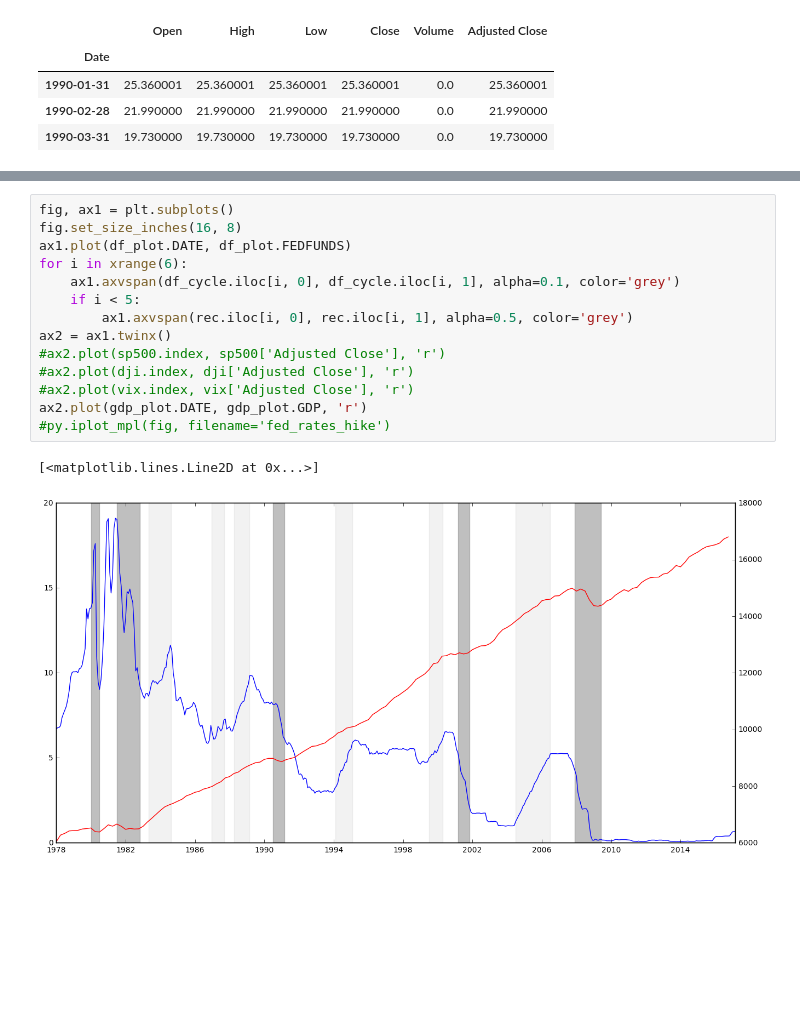
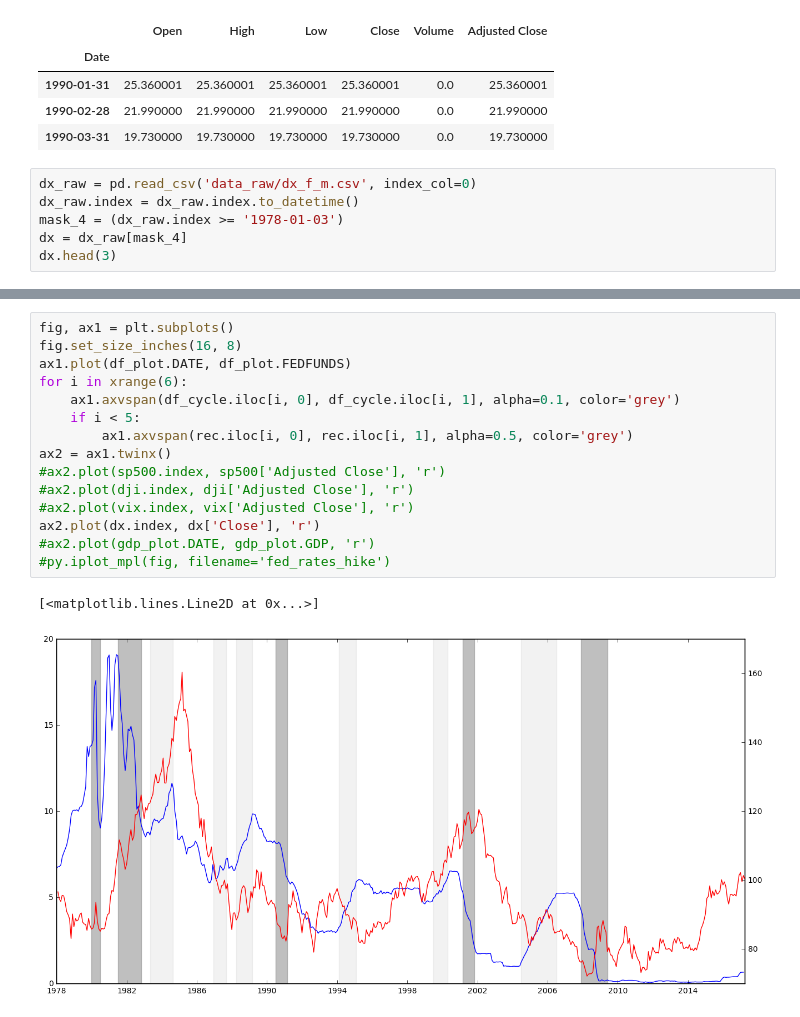
Before and after one commit to AndSoOn/Improvisation, a Jupyter notebook: fed/DataCleaning.ipynb, the cells around one changed output, grey strips where cells are left out. Saved outputs shown, nothing was run; the diff lists cells and outputs as text; blank space fills up the shorter version.

```diff
--- a/fed/DataCleaning.ipynb
+++ b/fed/DataCleaning.ipynb
@@ -120,3 +120,9 @@ vix.head(3)
 | 1990-01-31 | 25.360001 | 25.360001 | 25.360001 | 25.360001 | 0.0 | 25.360001 |
 | 1990-02-28 | 21.990000 | 21.990000 | 21.990000 | 21.990000 | 0.0 | 21.990000 |
 | 1990-03-31 | 19.730000 | 19.730000 | 19.730000 | 19.730000 | 0.0 | 19.730000 |
+# %%
+dx_raw = pd.read_csv('data_raw/dx_f_m.csv', index_col=0)
+dx_raw.index = dx_raw.index.to_datetime()
+mask_4 = (dx_raw.index >= '1978-01-03')
+dx = dx_raw[mask_4]
+dx.head(3)
@@ -123,17 +156,18 @@ vix.head(3)
 # %%
 fig, ax1 = plt.subplots()
 fig.set_size_inches(16, 8)
 ax1.plot(df_plot.DATE, df_plot.FEDFUNDS)
 for i in xrange(6):
     ax1.axvspan(df_cycle.iloc[i, 0], df_cycle.iloc[i, 1], alpha=0.1, color='grey')
     if i < 5:
         ax1.axvspan(rec.iloc[i, 0], rec.iloc[i, 1], alpha=0.5, color='grey')
 ax2 = ax1.twinx()
 #ax2.plot(sp500.index, sp500['Adjusted Close'], 'r')
 #ax2.plot(dji.index, dji['Adjusted Close'], 'r')
 #ax2.plot(vix.index, vix['Adjusted Close'], 'r')
-ax2.plot(gdp_plot.DATE, gdp_plot.GDP, 'r')
+ax2.plot(dx.index, dx['Close'], 'r')
+#ax2.plot(gdp_plot.DATE, gdp_plot.GDP, 'r')
 #py.iplot_mpl(fig, filename='fed_rates_hike')
 # %% [output]
 [<matplotlib.lines.Line2D at 0x...>]
-[figure, old version]
+[figure, new version]
```
Also changed, not shown: parts of 3 cells of this notebook, 2 other files.
